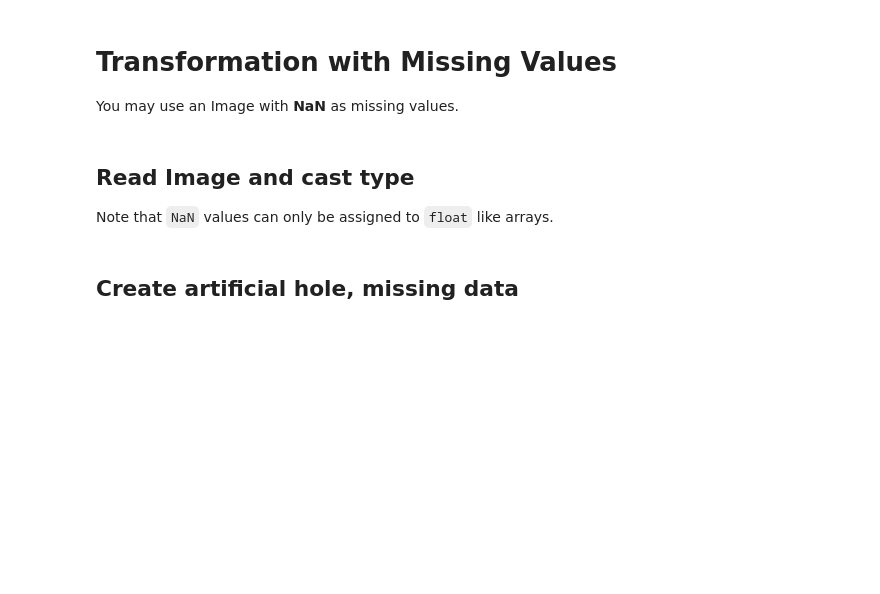
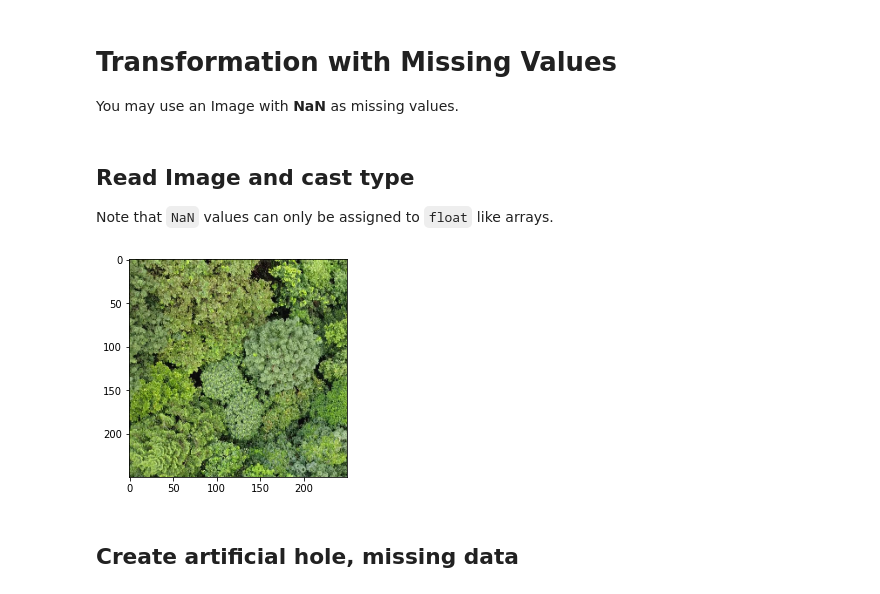
Before and after one commit to Eve-ning/glcm-cupy, a Jupyter notebook: sphinx/src/examples/image_hole.ipynb, the cells around one changed output. Drawn from its saved outputs; the diff is of its cells as text; code cells hidden in the pictures; blank space fills up the shorter version.

```diff
--- a/sphinx/src/examples/image_hole.ipynb
+++ b/sphinx/src/examples/image_hole.ipynb
@@ -12,8 +12,11 @@ from mpl_toolkits.axes_grid1 import ImageGrid
 
 Note that `NaN` values can only be assigned to `float` like arrays.
 # %%
-ar = imread("../data/image.jpg")[100:200, 100:200]
+ar = imread("../../../data/image.jpg")[:1000:4, :1000:4]
+plt.imshow(ar)
 ar = ar.astype(np.float64)
+# %% [output]
+[figure, added]
 # %% [markdown]
 ## Create artificial hole, missing data
 # %%
```
Also changed, not shown: parts of 3 cells of this notebook, 41 other files.
